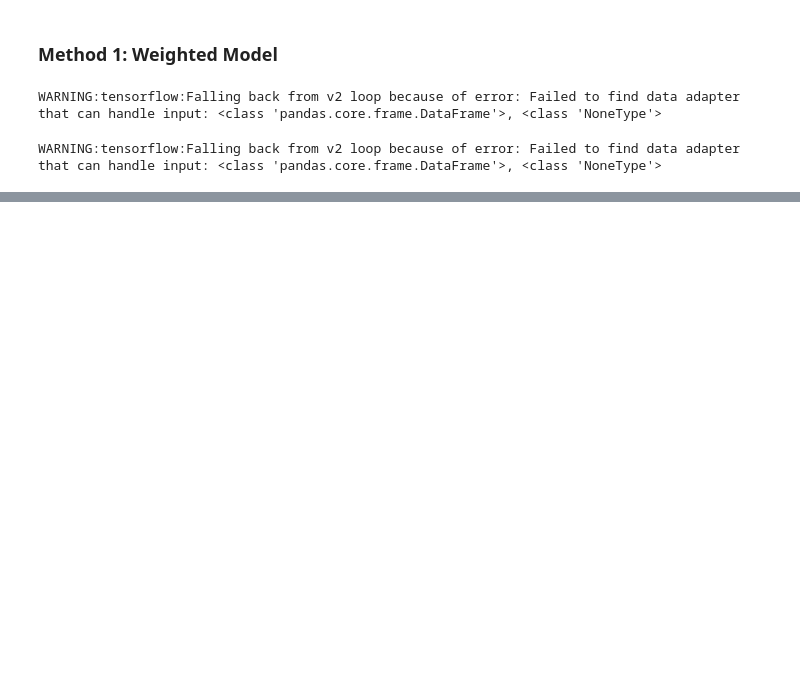
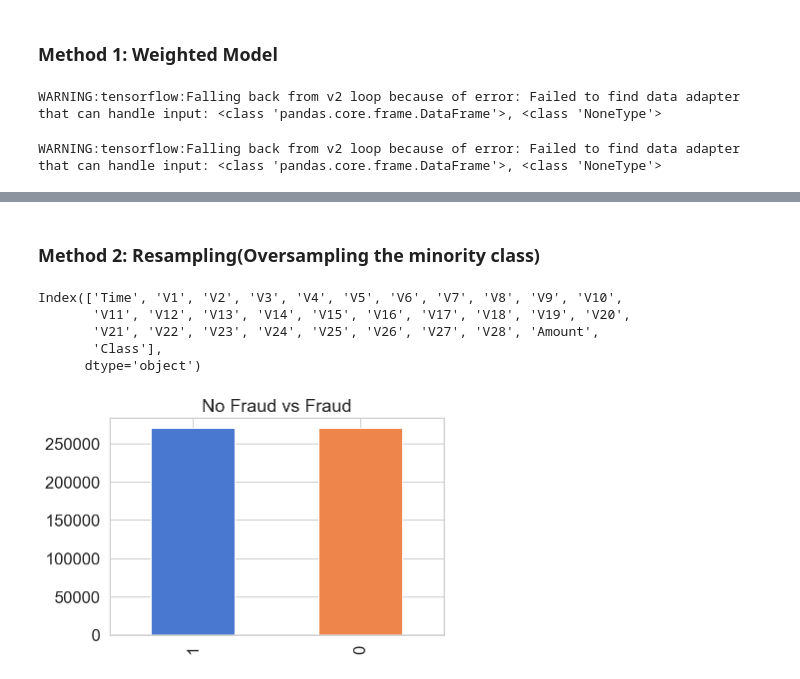
Before and after one commit to anujdubey1996/Credit-Card-Fraud-Detection-Kaggle-Handling-Class-Imbalance, a Jupyter notebook: src/Credit Card Fraud Detection - Handling Class Imbalance.ipynb, the cells around one changed output, grey strips where cells are left out. Cells and saved outputs as stored; diff of their text form; code cells hidden in the pictures; blank space fills up the shorter version.

Commit message:
Added Resampling(Oversampling)
Tested oversampling technique to handle class imbalance

```diff
--- a/src/Credit Card Fraud Detection - Handling Class Imbalance.ipynb
+++ b/src/Credit Card Fraud Detection - Handling Class Imbalance.ipynb
@@ -149,0 +157,28 @@ f1 score: 0.0029504741833508955
+# %% [markdown]
+### Method 2: Resampling(Oversampling the minority class)
+# %%
+X = pd.concat([data.X_train, data.y_train], axis=1)
+
+no_fraud = X[X.Class == 0]
+fraud = X[X.Class == 1]
+# %%
+X.columns
+# %% [output]
+Index(['Time', 'V1', 'V2', 'V3', 'V4', 'V5', 'V6', 'V7', 'V8', 'V9', 'V10',
+       'V11', 'V12', 'V13', 'V14', 'V15', 'V16', 'V17', 'V18', 'V19', 'V20',
+       'V21', 'V22', 'V23', 'V24', 'V25', 'V26', 'V27', 'V28', 'Amount',
+       'Class'],
+      dtype='object')
+# %%
+from sklearn.utils import resample
+
+fraud_upsampled = resample(fraud,
+                          replace=True,
+                          n_samples=len(no_fraud),
+                          random_state=config.RANDOM_SEED)
+# %%
+upsampled = pd.concat([no_fraud, fraud_upsampled])
+# %%
+upsampled.Class.value_counts().plot(kind="bar", title="No Fraud vs Fraud");
+# %% [output]
+[figure, added]
```
Also changed, not shown: parts of 19 cells of this notebook.
